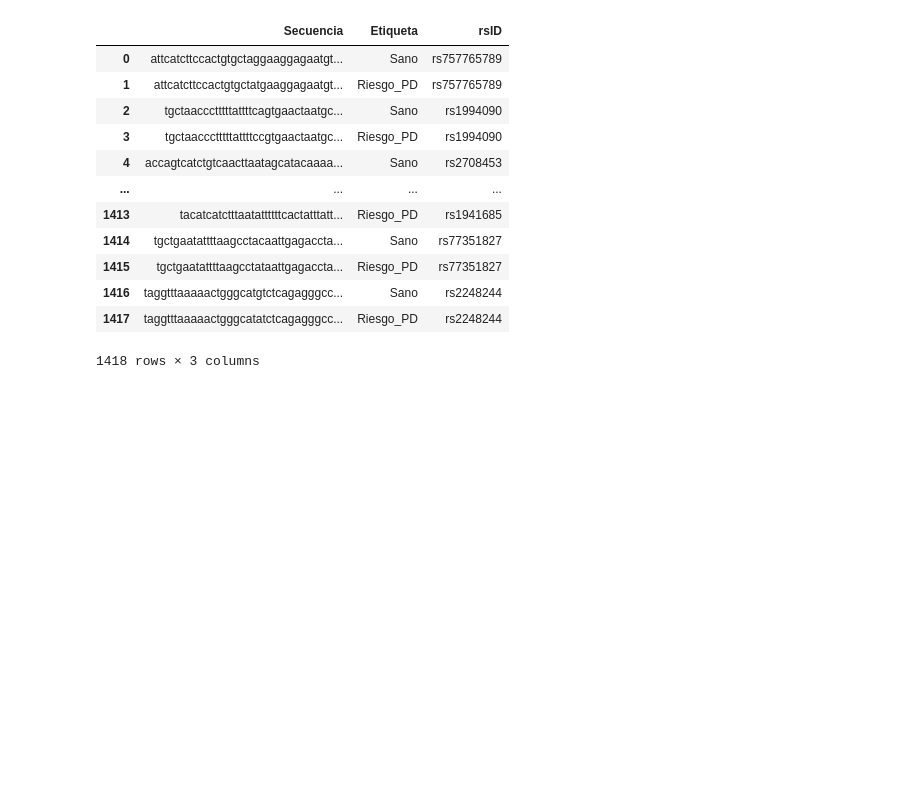
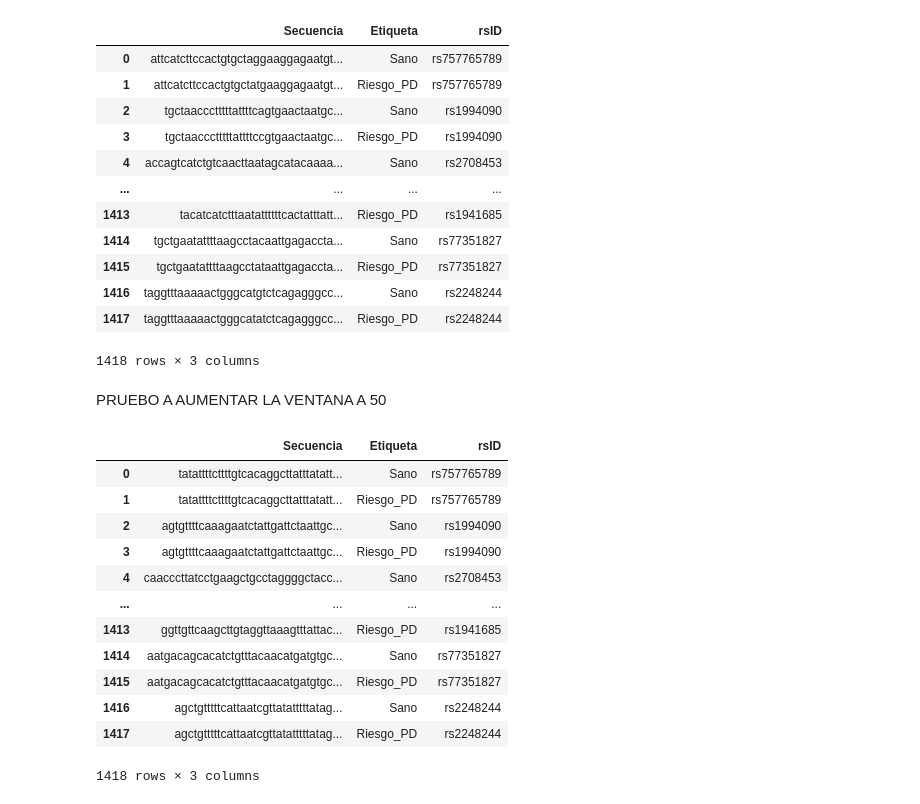
Before and after one commit to jbs1009/TFM_Jorge_Bermejo_Sacristan, a Jupyter notebook: Base_regiones_flanqueantes.ipynb, the cells around one changed output. Saved outputs shown, nothing was run; the diff lists cells and outputs as text; code cells hidden in the pictures; blank space fills up the shorter version.

Commit message:
Añadida función genera_base_flancos para generalizar la creación de bases de regiones flanqueantes, recibiendo como parámetros el dataset procesado y el tamaño de ventana

```diff
--- a/Base_regiones_flanqueantes.ipynb
+++ b/Base_regiones_flanqueantes.ipynb
@@ -9,7 +15,7 @@ import myvariant
 from Bio import Entrez, SeqIO
 from Bio.Seq import Seq
 # %%
-df = pd.read_csv("datosGene4PD/t_common_variant.txt", sep = "\t", index_col = False)
+df = pd.read_csv("/home/jbs1009/TFM/datosGene4PD/t_common_variant.txt", sep = "\t", index_col = False)
 # %%
 df
 # %% [output]
@@ -273,7 +281,7 @@ df_puro_OR
 # %%
 df_puro_OR.to_csv('datosGene4PD/base_procesada_OR_709.csv', index = False)
 # %%
-archivo_genoma = "datosGene4PD/Homo_sapiens.GRCh37.completo.fa"
+archivo_genoma = "/home/jbs1009/TFM/datosGene4PD/Homo_sapiens.GRCh37.completo.fa"
 
 genoma = SeqIO.index(archivo_genoma, "fasta")
 # %%
@@ -442,6 +450,30 @@ def extrae_region_parkinson_OR(df_final_fila, reg_sana, ventana = 500):
     reg_park = reg_sana[:snp] + nuc + reg_sana[snp + 1:]
 
     return reg_park
+# %%
+def genera_base_flancos(df, tam_ventana):
+
+    secuencias = []
+    etiquetas = []
+    rsIDs = []
+
+    for i in range(len(df)):
+
+        fila = df.iloc[i]
+
+        reg_sana = extrae_region_sana_OR(fila, ventana = tam_ventana)
+        secuencias.append(str(reg_sana))
+        etiquetas.append("Sano")
+        rsIDs.append(fila["SNPs_symbol"])
+
+        reg_park = extrae_region_parkinson_OR(fila, reg_sana, ventana = tam_ventana)
+        secuencias.append(str(reg_park))
+        etiquetas.append("Riesgo_PD")
+        rsIDs.append(fila["SNPs_symbol"])
+
+    df_base_final_or_rsid = pd.DataFrame(list(zip(secuencias, etiquetas, rsIDs)), columns = ["Secuencia", "Etiqueta", "rsID"])
+
+    return df_base_final_or_rsid
 # %%
 secuencias = []
 etiquetas = []
@@ -552,3 +584,23 @@ df_base_final_or_rsid
 1418 rows × 3 columns
 # %%
 df_base_final_or_rsid.to_csv('datosGene4PD/base_flanqueantes_20_OR_1418_con_rsid.csv', index = False)
+# %% [markdown]
+PRUEBO A AUMENTAR LA VENTANA A 50
+# %%
+df_base_final_or_rsid_50 = genera_base_flancos(df_puro_OR, 50)
+# %%
+df_base_final_or_rsid_50
+# %% [output]
+|  | Secuencia | Etiqueta | rsID |
+| 0 | tatattttcttttgtcacaggcttatttatatt... | Sano | rs757765789 |
+| 1 | tatattttcttttgtcacaggcttatttatatt... | Riesgo_PD | rs757765789 |
+| 2 | agtgttttcaaagaatctattgattctaattgc... | Sano | rs1994090 |
+| 3 | agtgttttcaaagaatctattgattctaattgc... | Riesgo_PD | rs1994090 |
+| 4 | caacccttatcctgaagctgcctaggggctacc... | Sano | rs2708453 |
+| ... | ... | ... | ... |
+| 1413 | ggttgttcaagcttgtaggttaaagtttattac... | Riesgo_PD | rs1941685 |
+| 1414 | aatgacagcacatctgtttacaacatgatgtgc... | Sano | rs77351827 |
+| 1415 | aatgacagcacatctgtttacaacatgatgtgc... | Riesgo_PD | rs77351827 |
+| 1416 | agctgtttttcattaatcgttatatttttatag... | Sano | rs2248244 |
+| 1417 | agctgtttttcattaatcgttatatttttatag... | Riesgo_PD | rs2248244 |
+1418 rows × 3 columns
```
Also changed, not shown: parts of 5 cells of this notebook.
